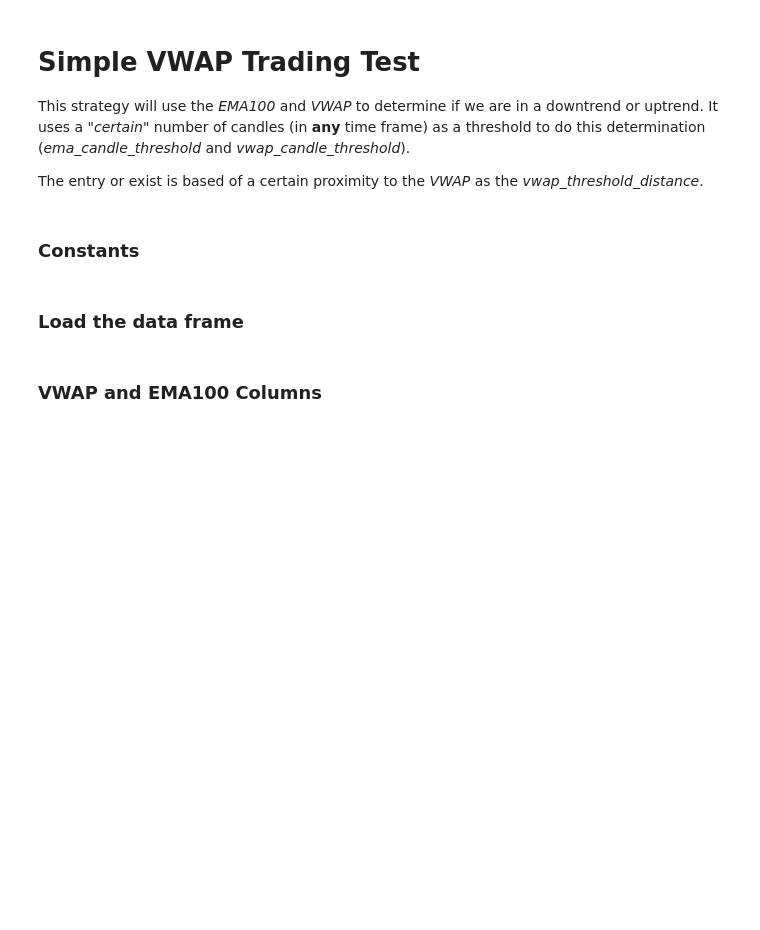
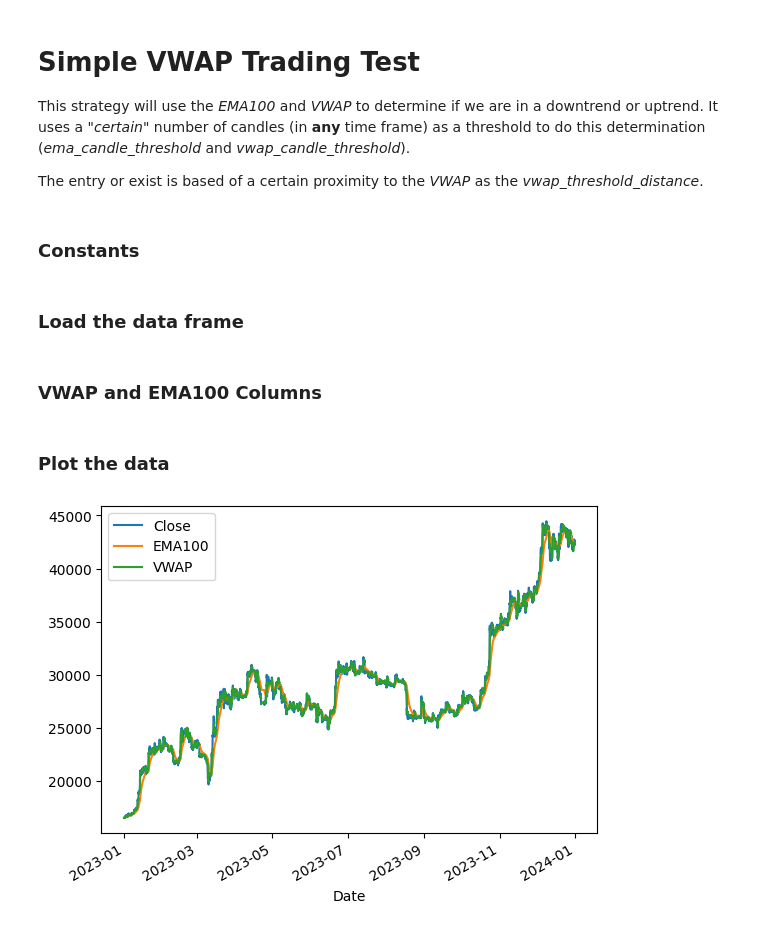
Before and after one commit to mariotoffia/pytrading, a Jupyter notebook: vwap_trading.ipynb, the cells around one changed output. Drawn from its saved outputs; the diff is of its cells as text; code cells hidden in the pictures; blank space fills up the shorter version.

Commit message:
better graphs

```diff
--- a/vwap_trading.ipynb
+++ b/vwap_trading.ipynb
@@ -21,8 +21,9 @@ from backtesting import Backtest, Strategy
 ticker = 'BTC-USD'
 start = '2023-01-01'
 end = '2024-01-01'
-interval = '1d'
+interval = '1h'
 
+column_ts = 'Date'
 columns_open = 'Open'
 columns_high = 'High'
 columns_low = 'Low'
@@ -43,9 +44,17 @@ if not cache.exist_sql_db(ticker, interval) or refresh_cache:
     cache.cache_ticker(ticker, interval, start, end)
 
 # Load data from sql db
-df = cache.load_ticker(ticker, interval, start, end, index_column='Date')
+df = cache.load_ticker(ticker, interval, start, end, index_column=column_ts)
 # %% [markdown]
 ### VWAP and EMA100 Columns
 # %%
 df[columns_ema100] = ta.ema(df[columns_close], length=100)
 df[columns_vwap] = ta.vwap(df[columns_high], df[columns_low], df[columns_close], df[columns_volume])
+# %% [markdown]
+### Plot the data
+# %%
+df.plot(y=[columns_close, columns_ema100, columns_vwap])
+
+plt.show()
+# %% [output]
+[figure, added]
```
Also changed, not shown: parts of 1 cell of this notebook.
